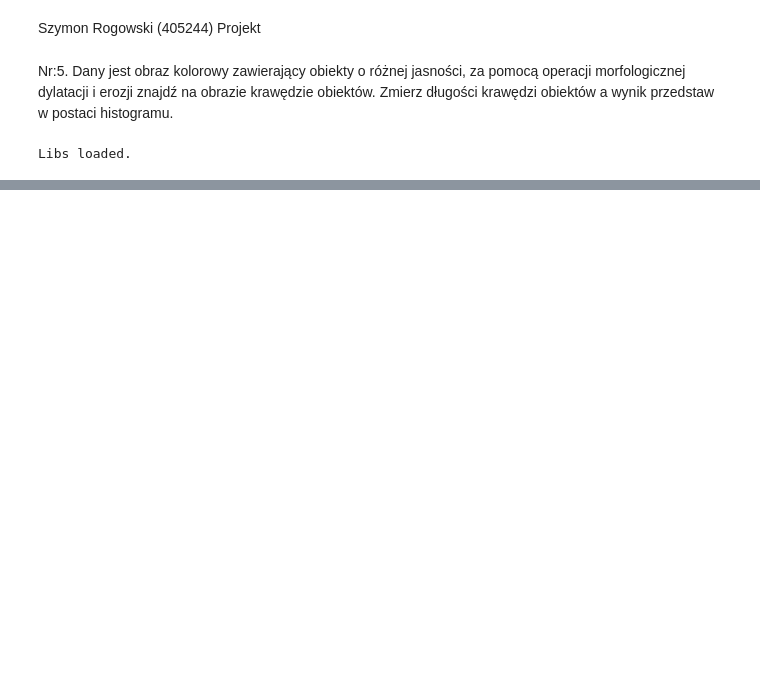
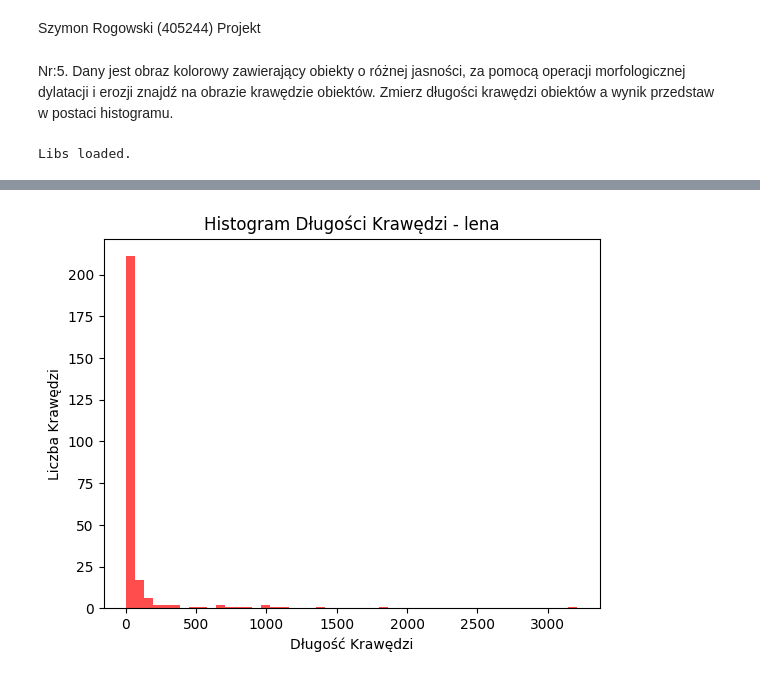
Before and after one commit to PsimonL/ImageProcessing, a Jupyter notebook: Project-edge-detection/main.ipynb, the cells around one changed output, grey strips where cells are left out. Saved outputs shown, nothing was run; the diff lists cells and outputs as text; code cells hidden in the pictures; blank space fills up the shorter version.

```diff
--- a/Project-edge-detection/main.ipynb
+++ b/Project-edge-detection/main.ipynb
@@ -106,0 +164,4 @@ edge_detection(lena_image)
+# %%
+edge_length_histogram(edge_lengths_lena, lena_image_name)
+# %% [output]
+[figure, added]
```
Also changed, not shown: parts of 11 cells of this notebook.
